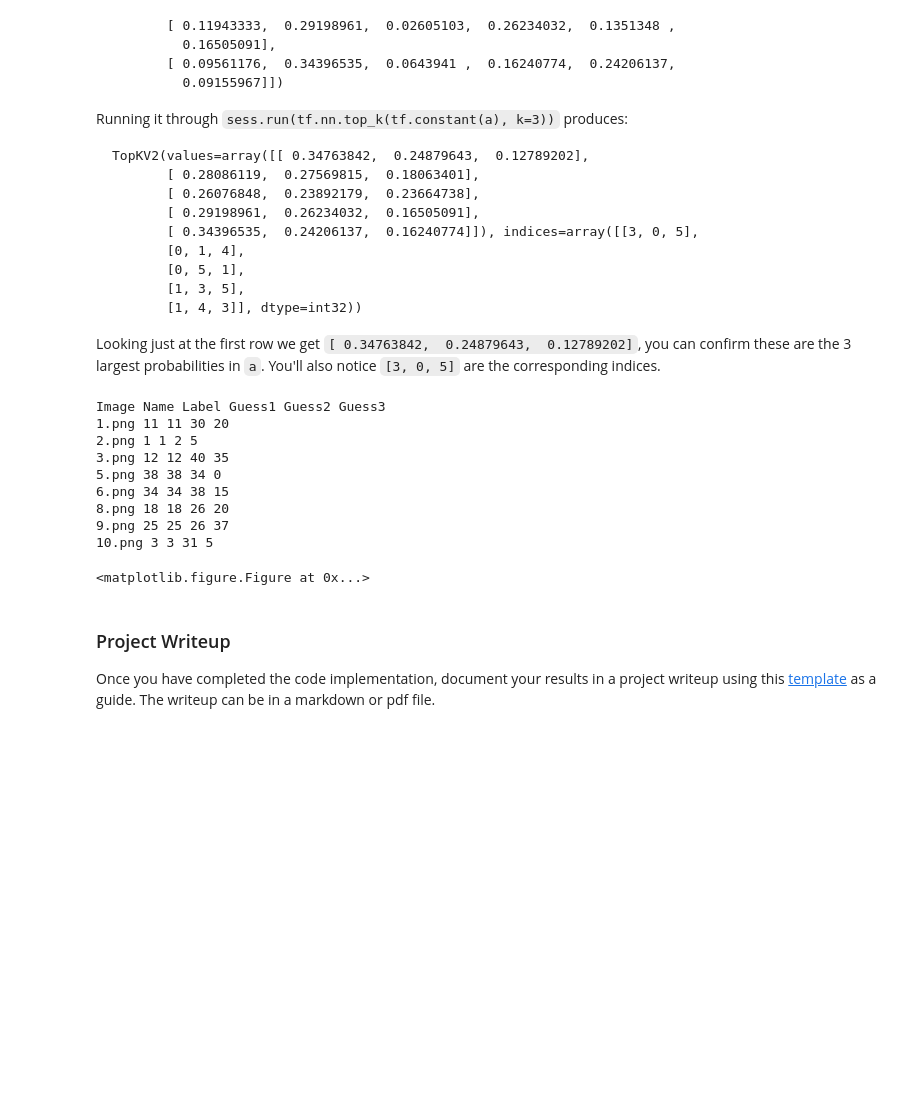
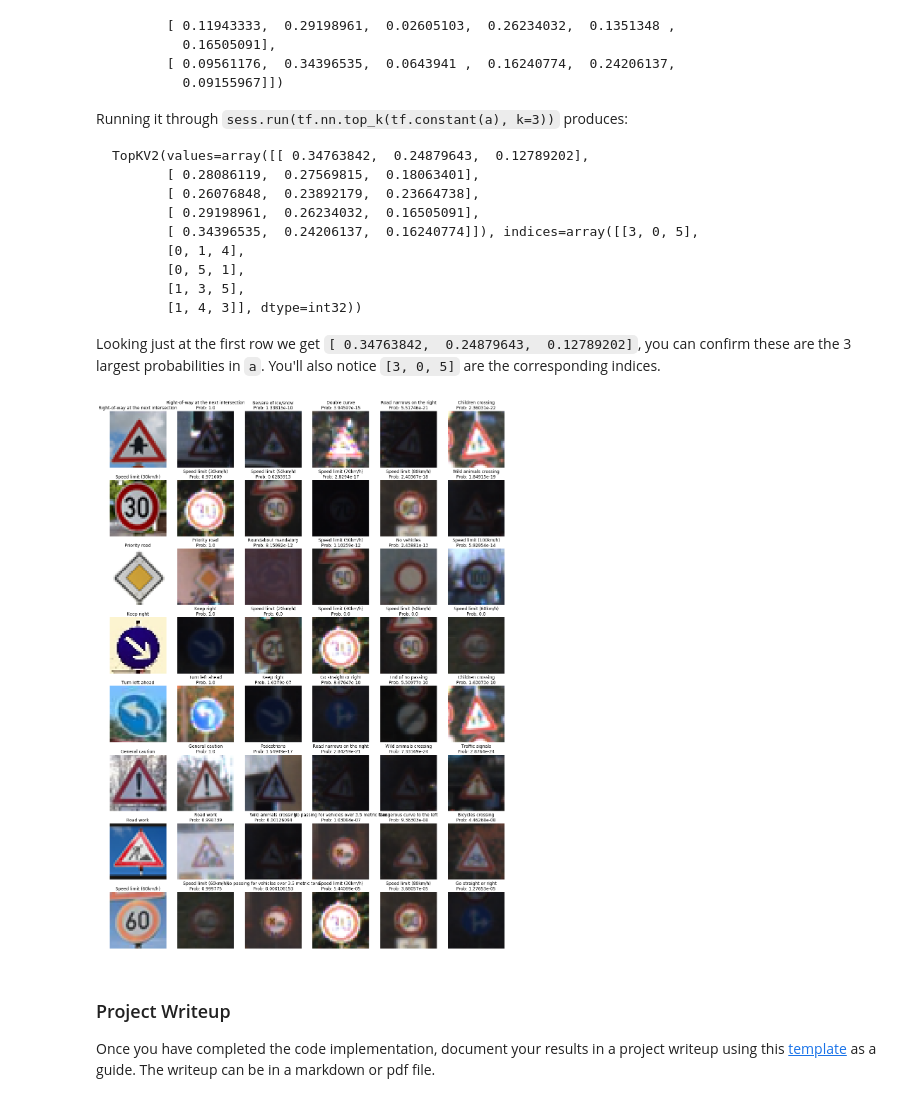
Before and after one commit to parametersky/CarND-Traffic-Sign-Classifier-Project, a Jupyter notebook: Traffic_Sign_Classifier.ipynb, the cells around one changed output. Drawn from its saved outputs; the diff is of its cells as text; code cells hidden in the pictures; blank space fills up the shorter version.

Commit message:
add probabilities

````diff
--- a/Traffic_Sign_Classifier.ipynb
+++ b/Traffic_Sign_Classifier.ipynb
@@ -217,6 +230,7 @@ def preprocessData(data):
     ar = np.array(([[0.299],[0.587],[0.114]]))
     data = np.dot(data,ar)
     return (data-128.0)/128.0
+X_valid_origin = X_valid
 X_valid = preprocessData(X_valid)
 X_train = preprocessData(X_train)
 # X_train, y_train = shuffle(X_train, y_train)
@@ -391,14 +405,18 @@ def grayscale(image):
 
 images = ["1.png","2.png","3.png","5.png","6.png","8.png","9.png","10.png"]
 labels = [11, 1, 12, 38, 34, 18, 25,3]
-fig = plt.figure()
+fig = plt.figure(figsize = (20,8))
 face = misc.face()
+origin_images = []
 gray_images = np.empty([len(images),32,32,1])
 for i in range(len(images)):
     face = misc.imread(images[i])
+    origin_images.append(face)
     a = fig.add_subplot(2,len(images),i+1)
+    a.axis("off")
     plt.imshow(face)
     a = fig.add_subplot(2,len(images),len(images)+i+1)
+    a.axis("off")
     gray = grayscale(face)
     plt.imshow(gray,cmap="gray")
     gray_images[i] = np.reshape(gray,(32,32,1))
@@ -463,34 +481,63 @@ TopKV2(values=array([[ 0.34763842,  0.24879643,  0.12789202],
 ```
 
 Looking just at the first row we get `[ 0.34763842,  0.24879643,  0.12789202]`, you can confirm these are the 3 largest probabilities in `a`. You'll also notice `[3, 0, 5]` are the corresponding indices.
+# %%
+import pandas as pd
+sign_text = pd.read_csv("signnames.csv",index_col="ClassId")['SignName']
 # %%
 ### Print out the top five softmax probabilities for the predictions on the German traffic sign images found on the web.
 ### Feel free to use as many code cells as needed.
 softmax = tf.nn.softmax(logits)
-top_k = tf.nn.top_k(softmax, k=3)
+top_k = tf.nn.top_k(softmax, k=5)
 
 
 with tf.Session() as sess:
     sess.run(tf.global_variables_initializer())
     saver = tf.train.import_meta_graph('./gray_scale_my_lenet.meta')
     saver.restore(sess, "./gray_scale_my_lenet")
     my_softmax_logits = sess.run(softmax, feed_dict={x: gray_images})
     my_top_k = sess.run(top_k, feed_dict={x: gray_images})
+# print("my_top_k shape:", my_top_k.values.shape)
+# print(my_top_k)
+# print("my_softmax_logits shape:", my_softmax_logits.shape)
+# print(my_softmax_logits)
+# print("Image Name","Label","Guess1","Guess2","Guess3")
+probabilities = my_top_k[0]
+values = my_top_k[1]
+count = len(images)
+fig = plt.figure(figsize=(20,28))
+for i in range(count):
+    a=fig.add_subplot(count,6,i*6+1)
+    a.axis("off")
+    plt.imshow(origin_images[i])
+    plt.title(sign_text[labels[i]])
 
-    print("Image Name","Label","Guess1","Guess2","Guess3")
-    for i in range(len(images)):
-        print(images[i],labels[i],my_top_k[1][i][0],my_top_k[1][i][1],my_top_k[1][i][2])
+    a=fig.add_subplot(count,6,i*6+2)
+    a.axis("off")
+    plt.imshow(X_valid_origin[np.where(y_valid==[values[i][0]])[0][1]])
+    plt.title(sign_text[values[i][0]]+"\nProb: "+str(probabilities[i][0]))
+
+    a=fig.add_subplot(count,6,i*6+3)
+    a.axis("off")
+    plt.imshow(X_valid_origin[np.where(y_valid==[values[i][1]])[0][1]])
+    plt.title(sign_text[values[i][1]]+ "\nProb: "+str(probabilities[i][1]))
+
+    a=fig.add_subplot(count,6,i*6+4)
+    a.axis("off")
+    plt.imshow(X_valid_origin[np.where(y_valid==[values[i][2]])[0][1]])
+    plt.title(sign_text[values[i][2]]+"\nProb: "+str(probabilities[i][2]))
+
+    a=fig.add_subplot(count,6,i*6+5)
+    a.axis("off")
+    plt.imshow(X_valid_origin[np.where(y_valid==[values[i][3]])[0][1]])
+    plt.title(sign_text[values[i][3]]+"\nProb: "+str(probabilities[i][3]))
+
+    a=fig.add_subplot(count,6,i*6+6)
+    a.axis("off")
+    plt.imshow(X_valid_origin[np.where(y_valid==[values[i][4]])[0][1]])
+    plt.title(sign_text[values[i][4]]+"\nProb: "+str(probabilities[i][4]))
 # %% [output]
-Image Name Label Guess1 Guess2 Guess3
-1.png 11 11 30 20
-2.png 1 1 2 5
-3.png 12 12 40 35
-5.png 38 38 34 0
-6.png 34 34 38 15
-8.png 18 18 26 20
-9.png 25 25 26 37
-10.png 3 3 31 5
-<matplotlib.figure.Figure at 0x...>
+[figure, added]
 # %% [markdown]
 ### Project Writeup
 
````
Also changed, not shown: parts of 5 cells of this notebook, 3 other files.
